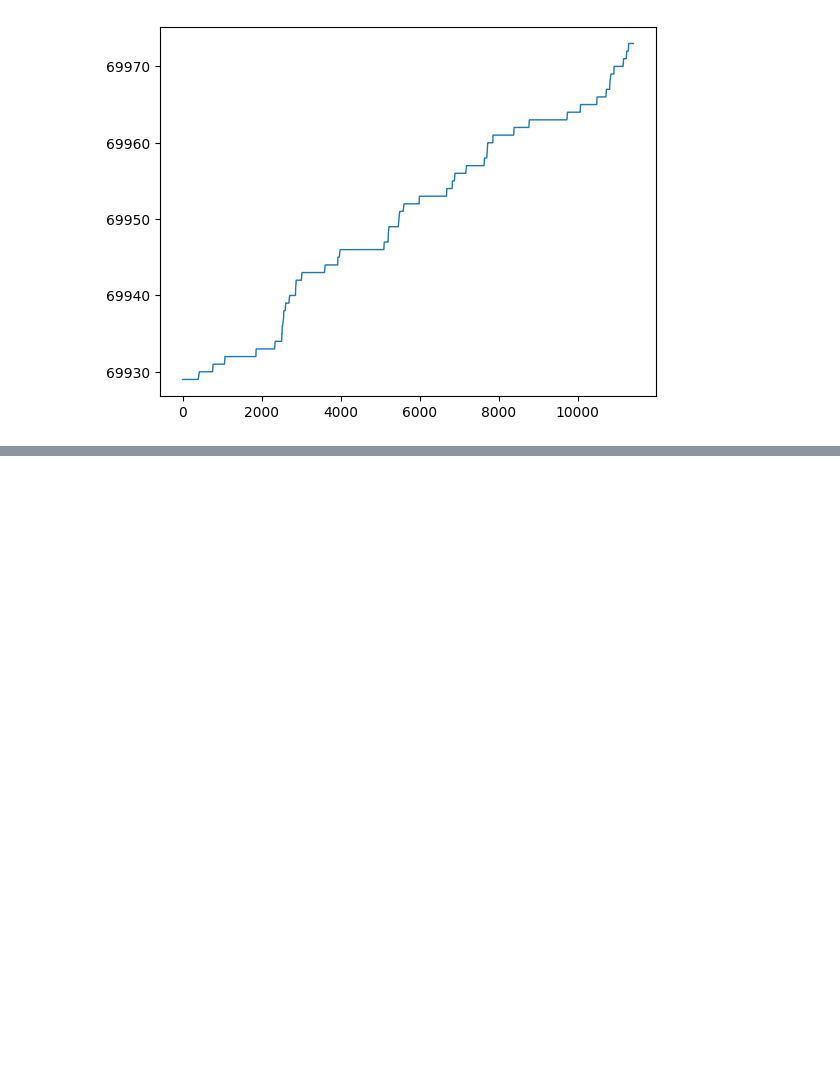
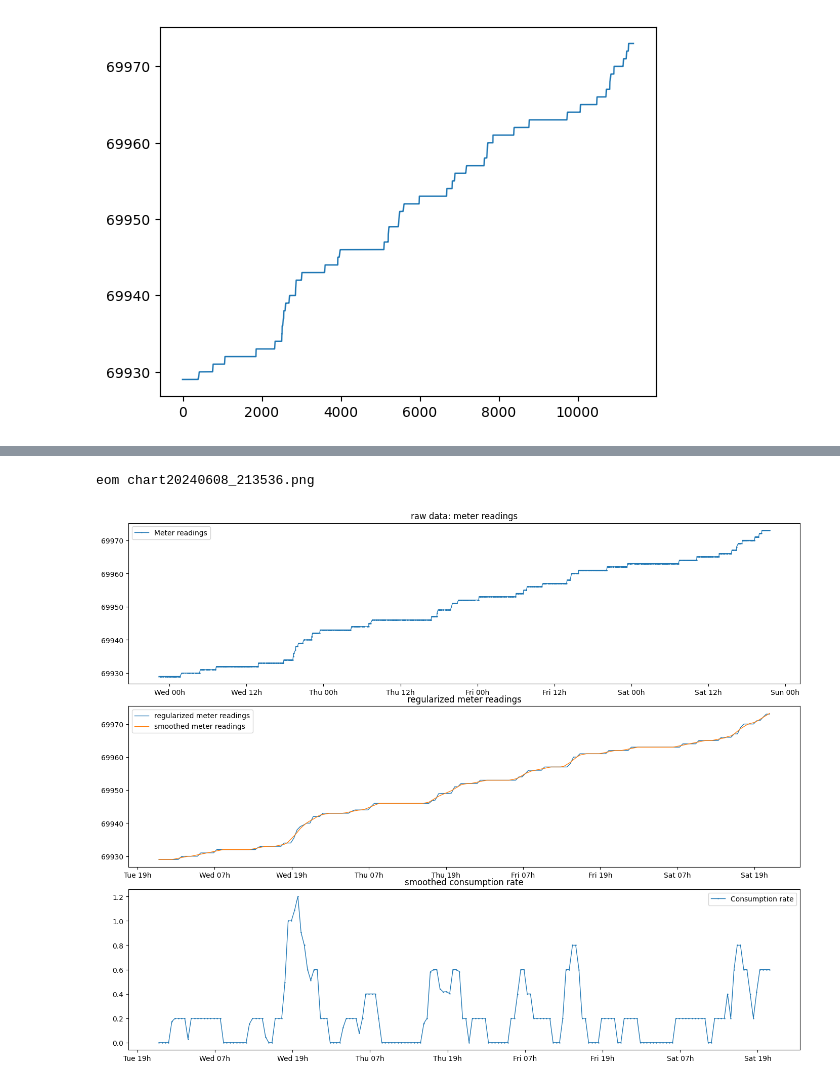
Before and after one commit to tomviolin/rtl433, a Jupyter notebook: Untitled1.ipynb, the cells around one changed output, grey strips where cells are left out. Cells and saved outputs as stored; diff of their text form; code cells hidden in the pictures; blank space fills up the shorter version.

```diff
--- a/Untitled1.ipynb
+++ b/Untitled1.ipynb
@@ -227,0 +241,5 @@ plt.plot(yyy(regdates))
+# %%
+run graphit.py
+# %% [output]
+eom chart20240608_213536.png
+[figure, added]
```
Also changed, not shown: parts of 6 cells of this notebook, 5 other files.
